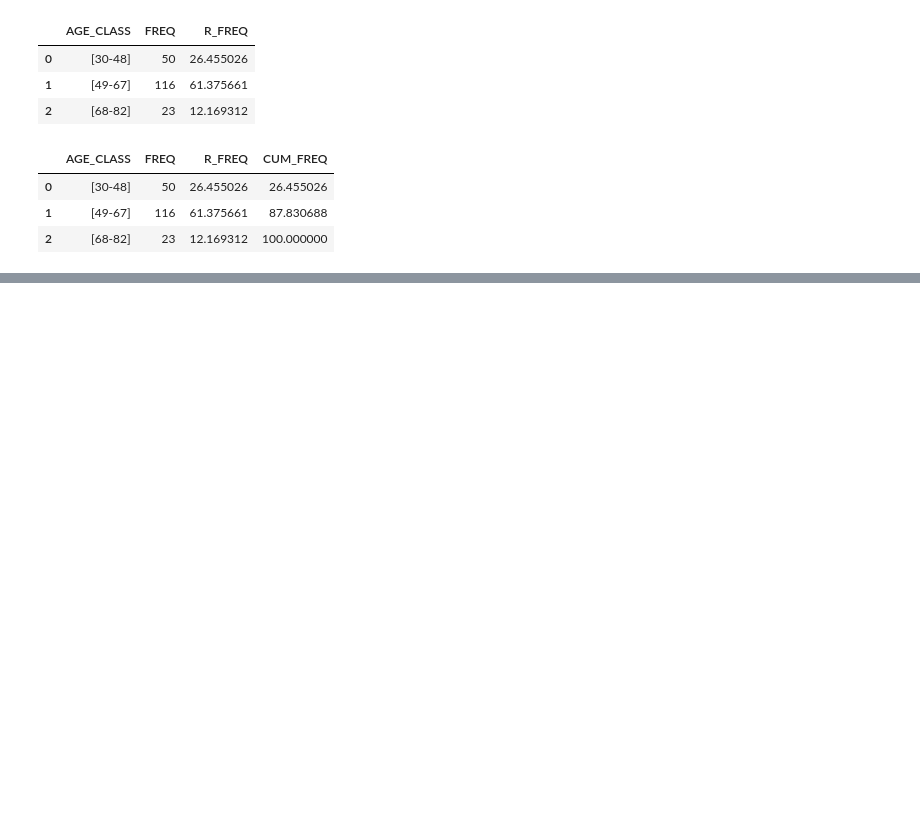
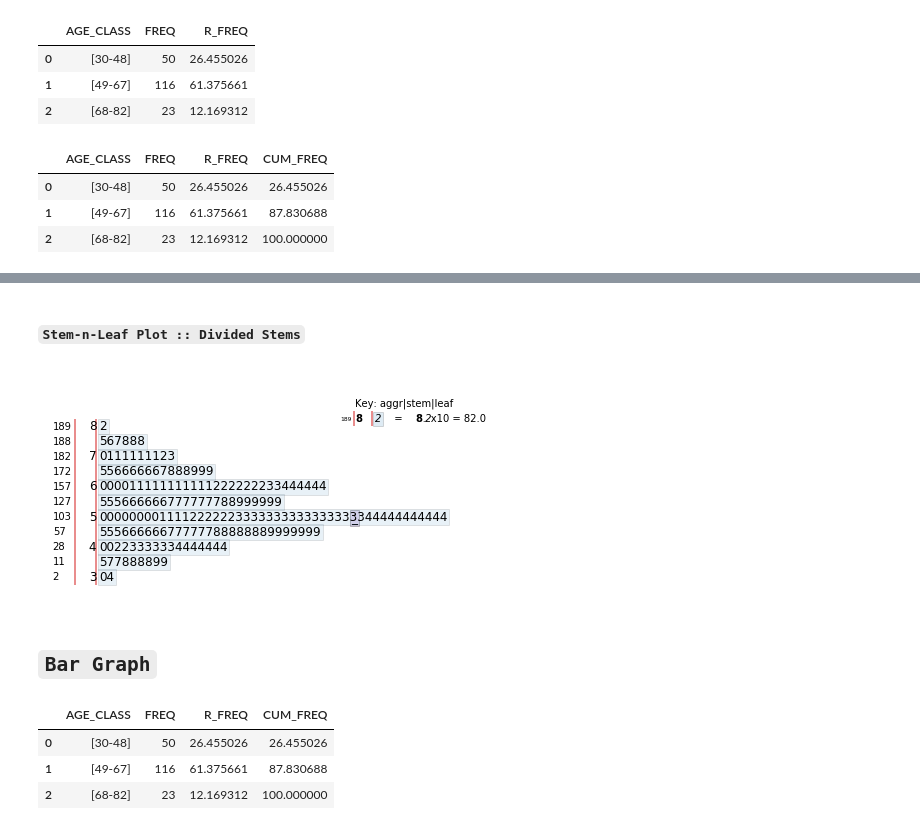
Before and after one commit to raj-shr-git/Statistics_live_classes, a Jupyter notebook: BioStats.ipynb, the cells around one changed output, grey strips where cells are left out. Drawn from its saved outputs; the diff is of its cells as text; code cells hidden in the pictures; blank space fills up the shorter version.

```diff
--- a/BioStats.ipynb
+++ b/BioStats.ipynb
@@ -439,0 +450,16 @@ freq_dist
+# %% [markdown]
+#### **``Stem-n-Leaf Plot :: Divided Stems``**
+# %%
+stem.stem_graphic(patient_id_age['AGE'],scale=10,break_on=5)
+plt.show()
+# %% [output]
+[figure, added]
+# %% [markdown]
+## **``Bar Graph``**
+# %%
+freq_dist
+# %% [output]
+|  | AGE_CLASS | FREQ | R_FREQ | CUM_FREQ |
+| 0 | [30-48] | 50 | 26.455026 | 26.455026 |
+| 1 | [49-67] | 116 | 61.375661 | 87.830688 |
+| 2 | [68-82] | 23 | 12.169312 | 100.000000 |
```
Also changed, not shown: parts of 60 cells of this notebook, 2 other files.
